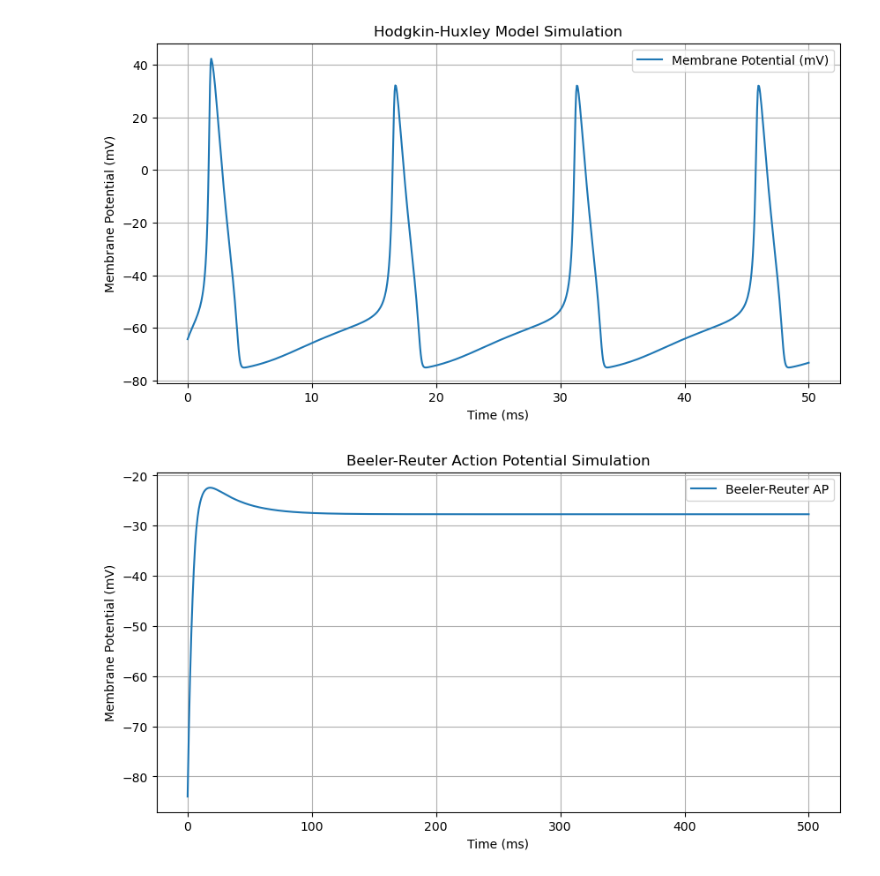
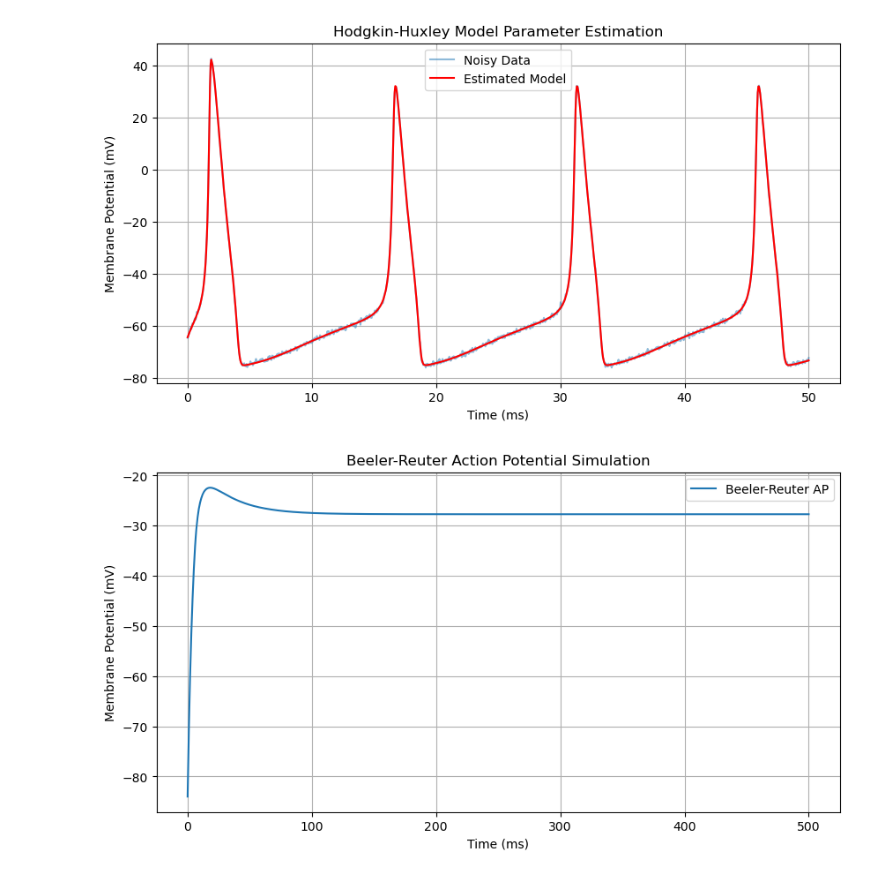
Before and after one commit to Kemuk/first_rotation, a Jupyter notebook: pints_practice.ipynb, the cells around one changed output. Drawn from its saved outputs; the diff is of its cells as text; code cells hidden in the pictures.

```diff
--- a/pints_practice.ipynb
+++ b/pints_practice.ipynb
@@ -33,7 +33,7 @@ class HodgkinHuxley(pints.ForwardModel):
         """
         Simulates the Hodgkin-Huxley model over time.
         """
-        I_ext = parameters[0]  # External current
+        I_ext, g_Na, g_K = parameters  # External current and conductances
 
         # Initialize variables
         V = -65.0  # Membrane potential
@@ -59,8 +59,8 @@ class HodgkinHuxley(pints.ForwardModel):
             dh = alpha_h * (1 - h) - beta_h * h
 
             # Ionic currents
-            I_Na = self.g_Na * (m ** 3) * h * (V - self.E_Na)
-            I_K = self.g_K * (n ** 4) * (V - self.E_K)
+            I_Na = g_Na * (m ** 3) * h * (V - self.E_Na)
+            I_K = g_K * (n ** 4) * (V - self.E_K)
             I_L = self.g_L * (V - self.E_L)
 
             # Membrane potential derivative
@@ -77,31 +77,51 @@ class HodgkinHuxley(pints.ForwardModel):
         return np.array(V_trace)
 
     def n_parameters(self):
-        return 1  # Only external current as parameter
+        return 3  # External current, g_Na, g_K as parameters
 
-# ---------------------------
-# Simulation and Plotting
-# ---------------------------
+    def generate_synthetic_data(self, true_params, times, noise_std=0.5):
+        """Generate synthetic voltage data with noise."""
+        voltage = self.simulate(true_params, times)
+        noisy_voltage = voltage + np.random.normal(0, noise_std, voltage.shape)
+        return noisy_voltage
 
-# Instantiate the model
-model = HodgkinHuxley()
+    def optimize_parameters(self, times, noisy_data, method=pints.CMAES):
+        """Estimate I_ext, g_Na, and g_K using PINTS optimization."""
+        problem = pints.SingleOutputProblem(self, times, noisy_data)
+        error_measure = pints.SumOfSquaresError(problem)
+        optimizer = pints.OptimisationController(error_measure, [10, 100, 30], method=method)
+        optimizer.set_max_iterations(1000)
+        estimated_params, _ = optimizer.run()
+        return estimated_params
 
-# Time array
-time = np.linspace(0, 50, 1000)  # 0 to 50 ms
+if __name__ == "__main__":
+    # Instantiate the model
+    model = HodgkinHuxley()
 
-# External current (parameter)
-parameters = [10]  # Injected current of 10 uA/cm^2
+    # Time array
+    time = np.linspace(0, 50, 1000)  # 0 to 50 ms
 
-# Simulate
-voltage = model.simulate(parameters, time)
+    # True parameters: I_ext, g_Na, g_K
+    true_params = [10, 120, 36]
 
-# Plot
-plt.figure(figsize=(10, 5))
-plt.plot(time, voltage, label='Membrane Potential (mV)')a
-plt.title('Hodgkin-Huxley Model Simulation')
-plt.xlabel('Time (ms)')
-plt.ylabel('Membrane Potential (mV)')
-plt.legend()
-plt.grid()
-plt.show()
+    # Generate synthetic data
+    noisy_voltage = model.generate_synthetic_data(true_params, time)
+
+    # Optimize parameters
+    estimated_params = model.optimize_parameters(time, noisy_voltage)
+    print(f"Estimated Parameters: I_ext={estimated_params[0]:.2f}, g_Na={estimated_params[1]:.2f}, g_K={estimated_params[2]:.2f}")
+
+    # Simulate with estimated parameters
+    estimated_voltage = model.simulate(estimated_params, time)
+
+    # Plot results
+    plt.figure(figsize=(10, 5))
+    plt.plot(time, noisy_voltage, label='Noisy Data', alpha=0.5)
+    plt.plot(time, estimated_voltage, 'r-', label='Estimated Model')
+    plt.title('Hodgkin-Huxley Model Parameter Estimation')
+    plt.xlabel('Time (ms)')
+    plt.ylabel('Membrane Potential (mV)')
+    plt.legend()
+    plt.grid()
+    plt.show()
 # %% [output]
@@ -108,2 +145,2 @@ plt.show()
-[figure, old version]
+[figure, new version]
 # %%
```
Also changed, not shown: parts of 2 cells of this notebook, 3 other files.
